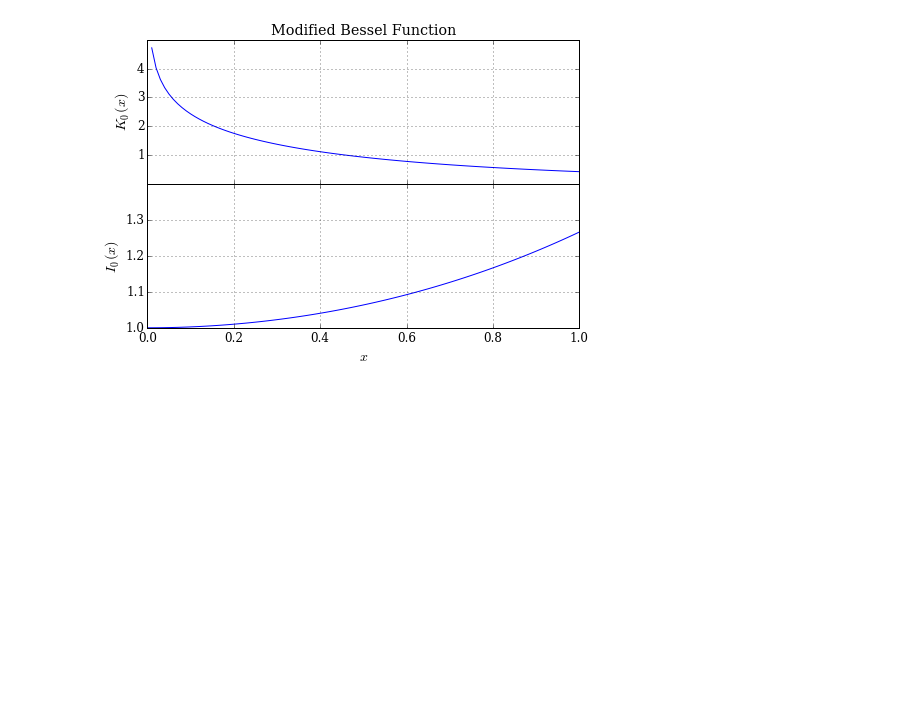
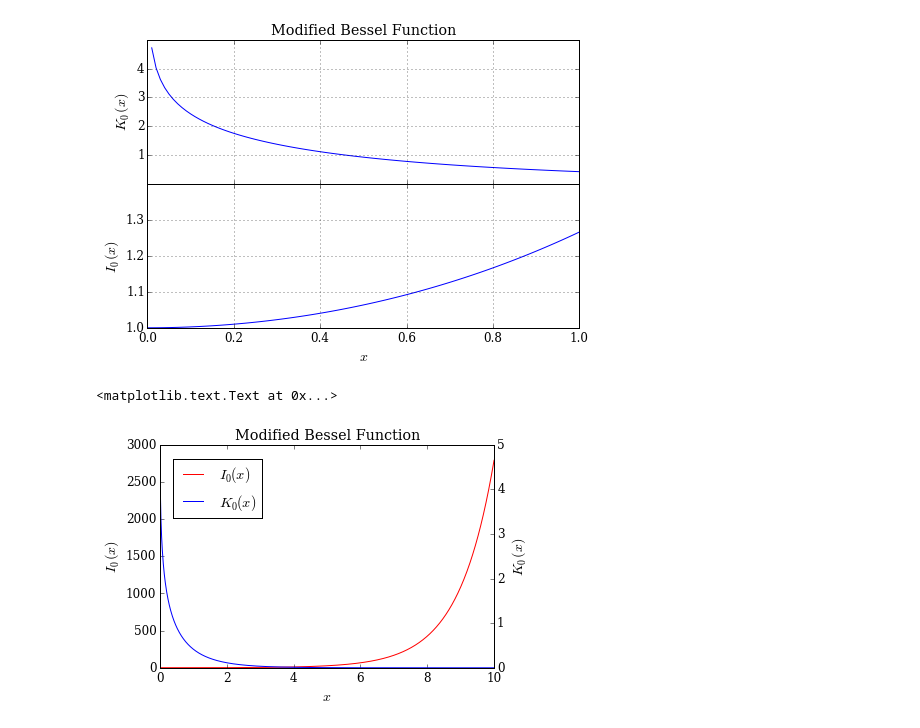
Before and after one commit to jokajima/plotFunction, a Jupyter notebook: 2Dplot.ipynb, the cells around one changed output. Saved outputs shown, nothing was run; the diff lists cells and outputs as text; code cells hidden in the pictures; blank space fills up the shorter version.

Commit message:
Add 2 y-axis graph

```diff
--- a/2Dplot.ipynb
+++ b/2Dplot.ipynb
@@ -69,3 +72,23 @@ ax1.grid()
 ax2.grid()
 # %% [output]
 [figure]
+# %%
+# Plot 2 functions in 2 y-axis figure
+fig=plt.figure()
+fsize=14
+ax1 = fig.add_subplot(111)
+ax2 = ax1.twinx()
+
+ln1 = ax1.plot(x,I0,c="red",label="$I_{0}(x)$")
+ln2 = ax2.plot(x,K0,c="blue",label="$K_{0}(x)$")
+lns = ln1 + ln2 # list of line appearance
+labs = [l.get_label() for l in lns] # list of label
+fig.legend(lns, labs, bbox_to_anchor=(0.4,0.9)).get_frame().set_facecolor('#FFFFFF')
+
+ax2.set_title("Modified Bessel Function")
+ax2.set_ylabel("$K_0(x)$",fontsize=fsize)
+ax1.set_ylabel("$I_0(x)$",fontsize=fsize)
+ax1.set_xlabel("$x$",fontsize=fsize)
+# %% [output]
+<matplotlib.text.Text at 0x...>
+[figure, added]
```
Also changed, not shown: parts of 3 cells of this notebook, 1 other file.
